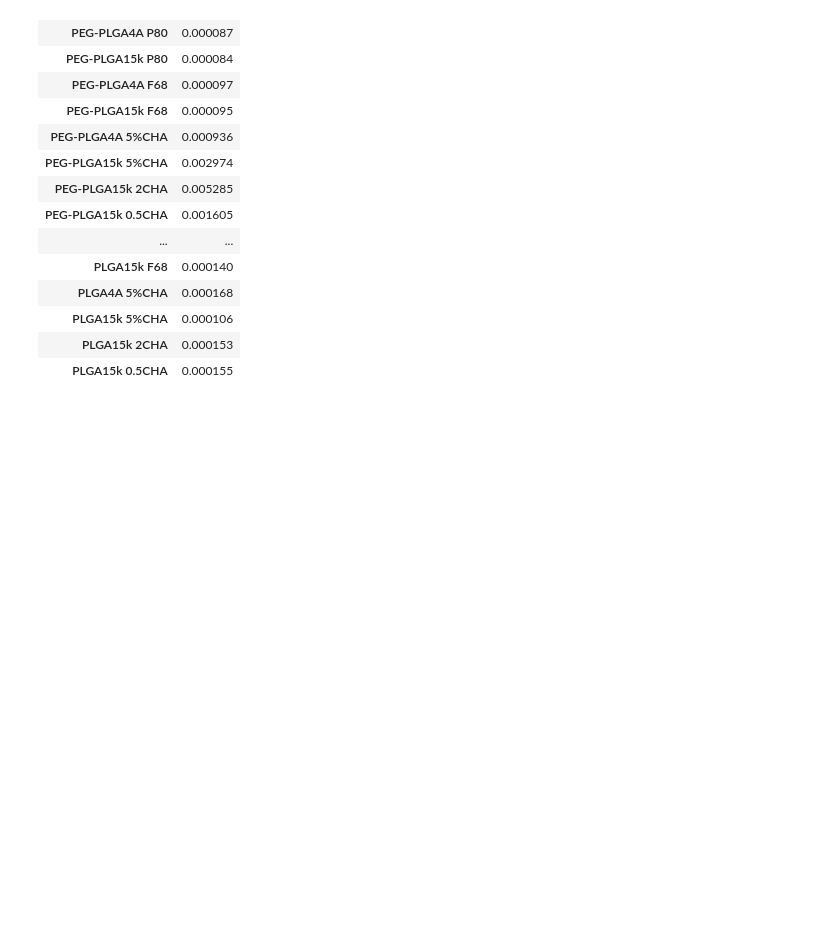
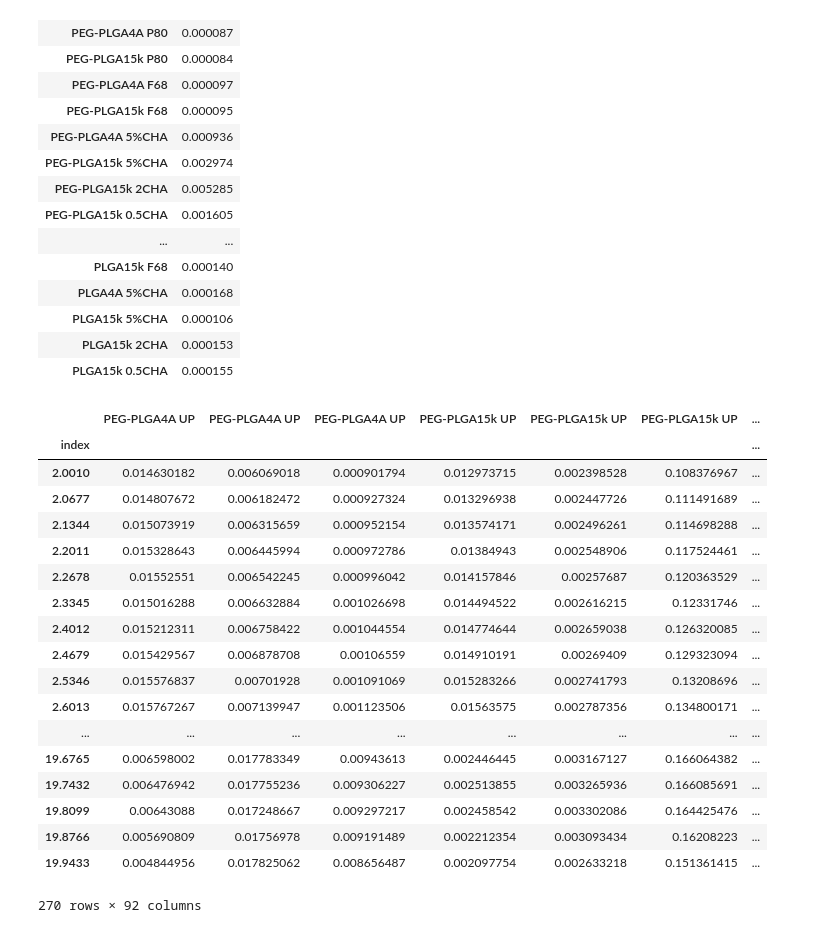
Before and after one commit to ccurtis7/brain_diffusion, a Jupyter notebook: test_notebooks/Ian_testing_2.ipynb, the cells around one changed output. Saved outputs shown, nothing was run; the diff lists cells and outputs as text; code cells hidden in the pictures; blank space fills up the shorter version.

```diff
--- a/test_notebooks/Ian_testing_2.ipynb
+++ b/test_notebooks/Ian_testing_2.ipynb
@@ -224,3 +224,26 @@ avg_Deffs
 | PLGA15k 5%CHA | 0.000106 |
 | PLGA15k 2CHA | 0.000153 |
 | PLGA15k 0.5CHA | 0.000155 |
+# %%
+temp1_msd = msd[msd.index >= 2]
+temp1_msd
+# %% [output]
+|  | PEG-PLGA4A UP | PEG-PLGA4A UP | PEG-PLGA4A UP | PEG-PLGA15k UP | PEG-PLGA15k UP | PEG-PLGA15k UP | ... |
+| index |  |  |  |  |  |  | ... |
+| 2.0010 | 0.014630182 | 0.006069018 | 0.000901794 | 0.012973715 | 0.002398528 | 0.108376967 | ... |
+| 2.0677 | 0.014807672 | 0.006182472 | 0.000927324 | 0.013296938 | 0.002447726 | 0.111491689 | ... |
+| 2.1344 | 0.015073919 | 0.006315659 | 0.000952154 | 0.013574171 | 0.002496261 | 0.114698288 | ... |
+| 2.2011 | 0.015328643 | 0.006445994 | 0.000972786 | 0.01384943 | 0.002548906 | 0.117524461 | ... |
+| 2.2678 | 0.01552551 | 0.006542245 | 0.000996042 | 0.014157846 | 0.00257687 | 0.120363529 | ... |
+| 2.3345 | 0.015016288 | 0.006632884 | 0.001026698 | 0.014494522 | 0.002616215 | 0.12331746 | ... |
+| 2.4012 | 0.015212311 | 0.006758422 | 0.001044554 | 0.014774644 | 0.002659038 | 0.126320085 | ... |
+| 2.4679 | 0.015429567 | 0.006878708 | 0.00106559 | 0.014910191 | 0.00269409 | 0.129323094 | ... |
+| 2.5346 | 0.015576837 | 0.00701928 | 0.001091069 | 0.015283266 | 0.002741793 | 0.13208696 | ... |
+| 2.6013 | 0.015767267 | 0.007139947 | 0.001123506 | 0.01563575 | 0.002787356 | 0.134800171 | ... |
+| ... | ... | ... | ... | ... | ... | ... | ... |
+| 19.6765 | 0.006598002 | 0.017783349 | 0.00943613 | 0.002446445 | 0.003167127 | 0.166064382 | ... |
+| 19.7432 | 0.006476942 | 0.017755236 | 0.009306227 | 0.002513855 | 0.003265936 | 0.166085691 | ... |
+| 19.8099 | 0.00643088 | 0.017248667 | 0.009297217 | 0.002458542 | 0.003302086 | 0.164425476 | ... |
+| 19.8766 | 0.005690809 | 0.01756978 | 0.009191489 | 0.002212354 | 0.003093434 | 0.16208223 | ... |
+| 19.9433 | 0.004844956 | 0.017825062 | 0.008656487 | 0.002097754 | 0.002633218 | 0.151361415 | ... |
+270 rows × 92 columns
```
Also changed, not shown: parts of 1 cell of this notebook, 1 other file.
